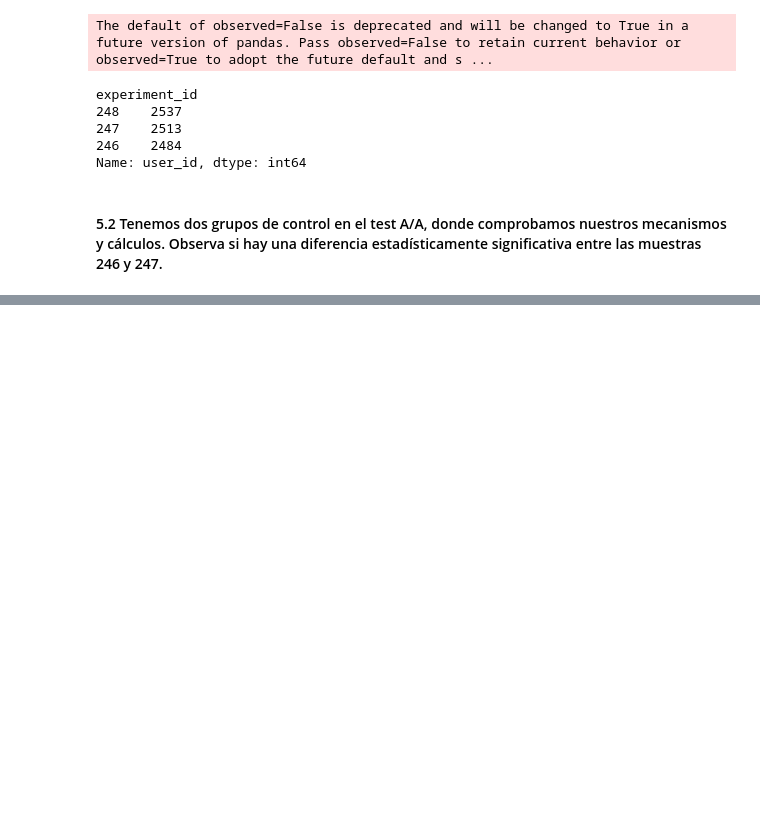
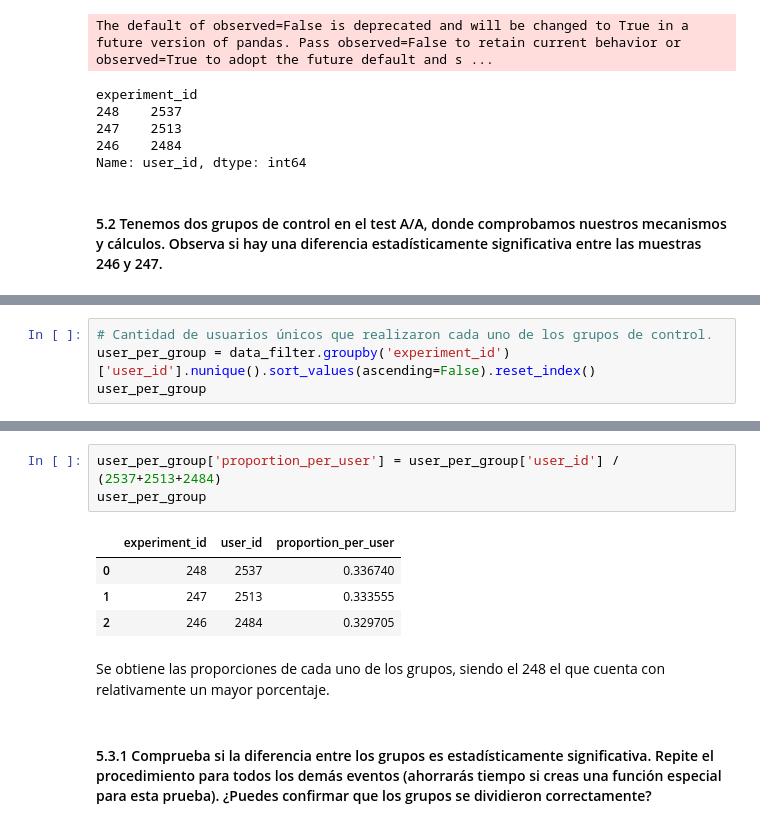
Before and after one commit to alfredo-ormenog/PROYECTO_11_TT_ANALISIS-DE-EVENTOS, a Jupyter notebook: proyect_11.ipynb, the cells around one changed output, grey strips where cells are left out. Saved outputs shown, nothing was run; the diff lists cells and outputs as text; blank space fills up the shorter version.

```diff
--- a/proyect_11.ipynb
+++ b/proyect_11.ipynb
@@ -427,0 +522,4 @@ Name: user_id, dtype: int64
+# %%
+# Cantidad de usuarios únicos que realizaron cada uno de los grupos de control.
+user_per_group = data_filter.groupby('experiment_id')['user_id'].nunique().sort_values(ascending=False).reset_index()
+user_per_group
@@ -427,0 +532,12 @@ Name: user_id, dtype: int64
+# %%
+user_per_group['proportion_per_user'] = user_per_group['user_id'] / (2537+2513+2484)
+user_per_group
+# %% [output]
+|  | experiment_id | user_id | proportion_per_user |
+| 0 | 248 | 2537 | 0.336740 |
+| 1 | 247 | 2513 | 0.333555 |
+| 2 | 246 | 2484 | 0.329705 |
+# %% [markdown]
+Se obtiene las proporciones de cada uno de los grupos, siendo el 248 el que cuenta con relativamente un mayor porcentaje.
+# %% [markdown]
+#### 5.3.1 Comprueba si la diferencia entre los grupos es estadísticamente significativa. Repite el procedimiento para todos los demás eventos (ahorrarás tiempo si creas una función especial para esta prueba). ¿Puedes confirmar que los grupos se dividieron correctamente?
```
Also changed, not shown: parts of 30 cells of this notebook.
